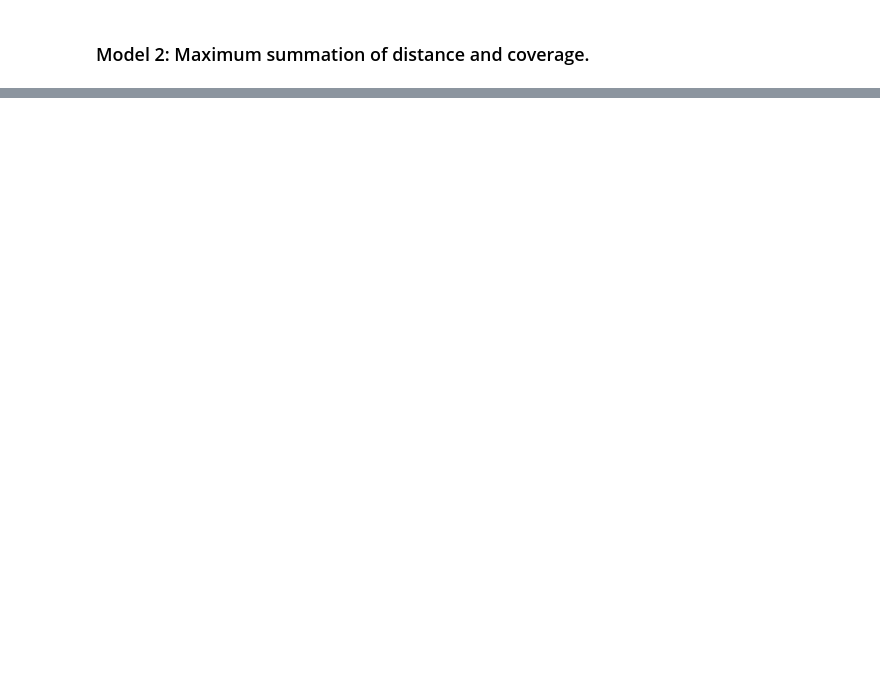
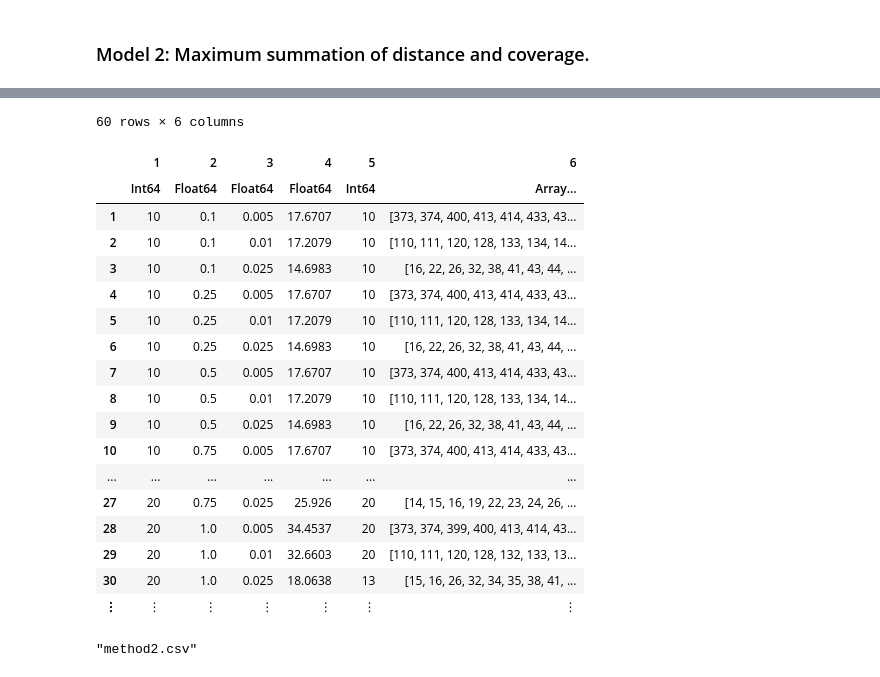
Before and after one commit to alandler/15.053Project, a Jupyter notebook: Sierra Leone Electricity.ipynb, the cells around one changed output, grey strips where cells are left out. Cells and saved outputs as stored; diff of their text form; code cells hidden in the pictures; blank space fills up the shorter version.

```diff
--- a/Sierra Leone Electricity.ipynb
+++ b/Sierra Leone Electricity.ipynb
@@ -167,0 +153,17 @@ sort(arr)
+# %%
+filter_list = [.005 .01 .025]
+max_val_list = [10 20 25 50]
+min_dist = [.1 .25 .5 .75 1]
+
+results = []
+
+for mval in max_val_list
+    println("mval:", mval, Dates.Time(Dates.now()))
+    for mdis in min_dist
+        print("mdis", mdis, Dates.Time(Dates.now()))
+        for f in filter_list
+            println("f", f, Dates.Time(Dates.now()))
+            push!(results, model2opt(mval, mdis, f))
+        end
+    end
+end
@@ -167,0 +227,26 @@ sort(arr)
+# %%
+rdf = DataFrame(results)
+# %% [output]
+60 rows × 6 columns
+|  | 1 | 2 | 3 | 4 | 5 | 6 |
+|  | Int64 | Float64 | Float64 | Float64 | Int64 | Array… |
+| 1 | 10 | 0.1 | 0.005 | 17.6707 | 10 | [373, 374, 400, 413, 414, 433, 43... |
+| 2 | 10 | 0.1 | 0.01 | 17.2079 | 10 | [110, 111, 120, 128, 133, 134, 14... |
+| 3 | 10 | 0.1 | 0.025 | 14.6983 | 10 | [16, 22, 26, 32, 38, 41, 43, 44, ... |
+| 4 | 10 | 0.25 | 0.005 | 17.6707 | 10 | [373, 374, 400, 413, 414, 433, 43... |
+| 5 | 10 | 0.25 | 0.01 | 17.2079 | 10 | [110, 111, 120, 128, 133, 134, 14... |
+| 6 | 10 | 0.25 | 0.025 | 14.6983 | 10 | [16, 22, 26, 32, 38, 41, 43, 44, ... |
+| 7 | 10 | 0.5 | 0.005 | 17.6707 | 10 | [373, 374, 400, 413, 414, 433, 43... |
+| 8 | 10 | 0.5 | 0.01 | 17.2079 | 10 | [110, 111, 120, 128, 133, 134, 14... |
+| 9 | 10 | 0.5 | 0.025 | 14.6983 | 10 | [16, 22, 26, 32, 38, 41, 43, 44, ... |
+| 10 | 10 | 0.75 | 0.005 | 17.6707 | 10 | [373, 374, 400, 413, 414, 433, 43... |
+| ... | ... | ... | ... | ... | ... | ... |
+| 27 | 20 | 0.75 | 0.025 | 25.926 | 20 | [14, 15, 16, 19, 22, 23, 24, 26, ... |
+| 28 | 20 | 1.0 | 0.005 | 34.4537 | 20 | [373, 374, 399, 400, 413, 414, 43... |
+| 29 | 20 | 1.0 | 0.01 | 32.6603 | 20 | [110, 111, 120, 128, 132, 133, 13... |
+| 30 | 20 | 1.0 | 0.025 | 18.0638 | 13 | [15, 16, 26, 32, 34, 35, 38, 41, ... |
+| ⋮ | ⋮ | ⋮ | ⋮ | ⋮ | ⋮ | ⋮ |
+# %%
+CSV.write("method2.csv", rdf)
+# %% [output]
+"method2.csv"
```
Also changed, not shown: parts of 14 cells of this notebook, 1 other file.
